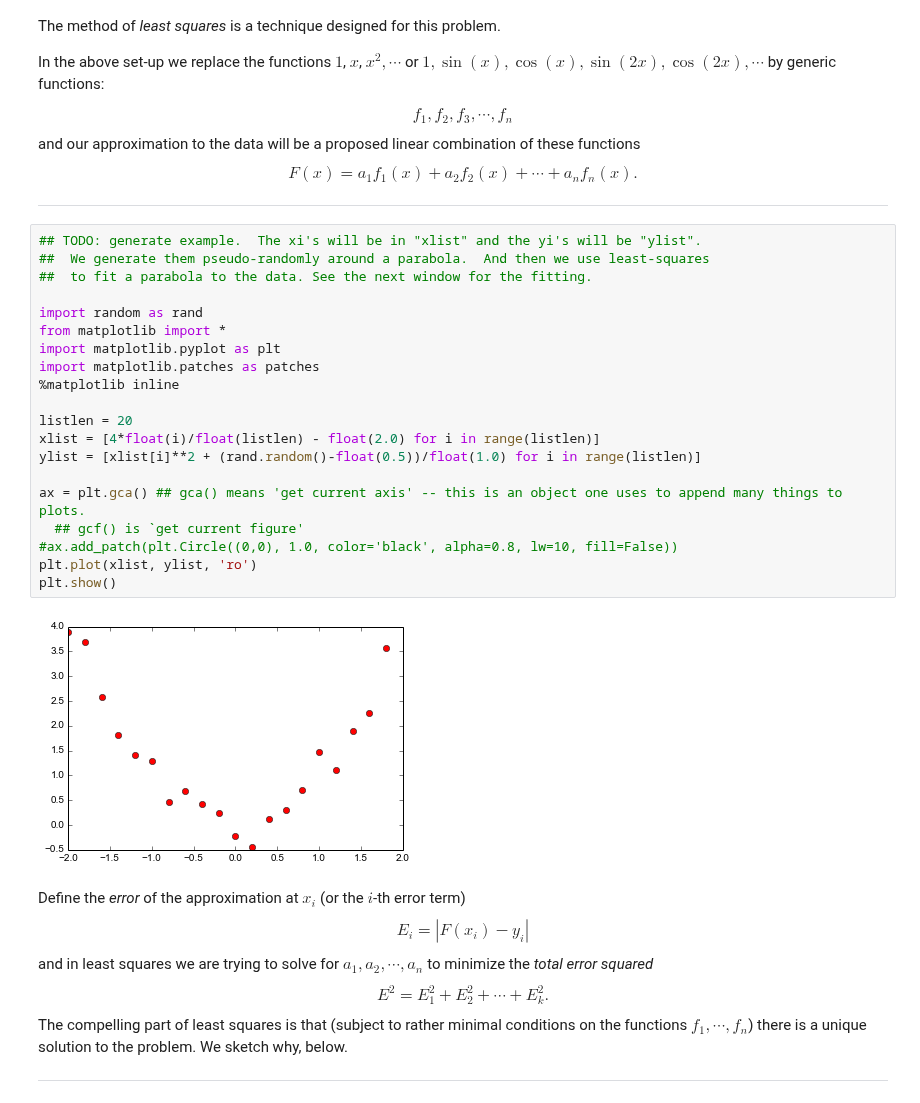
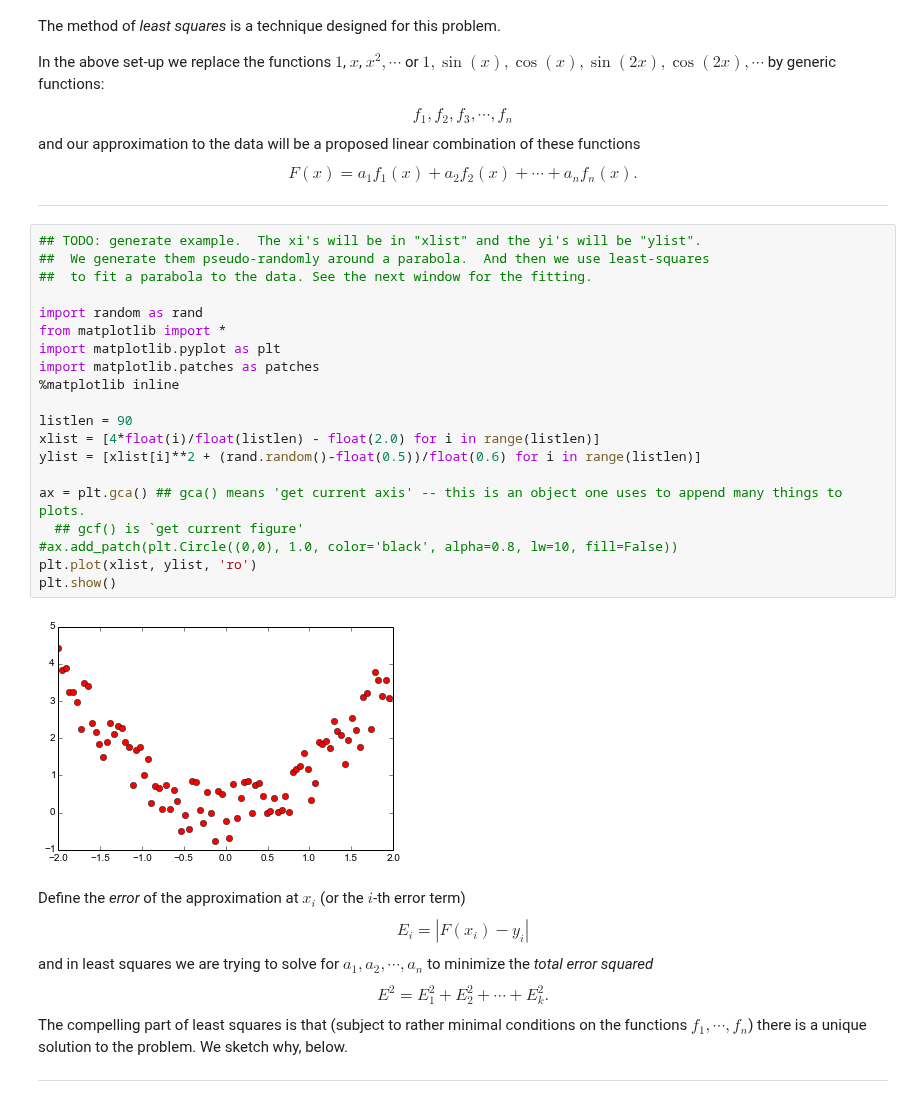
Before and after one commit to emkiley/physmath248_pilot, a Jupyter notebook: stats/least-squares.sketch.ipynb, the cells around one changed output. Cells and saved outputs as stored; diff of their text form.

```diff
--- a/stats/least-squares.sketch.ipynb
+++ b/stats/least-squares.sketch.ipynb
@@ -22,25 +22,25 @@ $$ F(x) = a_1f_1(x) + a_2f_2(x) + \cdots + a_nf_n(x). $$
 # %%
 ## TODO: generate example.  The xi's will be in "xlist" and the yi's will be "ylist".
 ##  We generate them pseudo-randomly around a parabola.  And then we use least-squares
 ##  to fit a parabola to the data. See the next window for the fitting.
 
 import random as rand
 from matplotlib import *
 import matplotlib.pyplot as plt
 import matplotlib.patches as patches
 %matplotlib inline
 
-listlen = 20
+listlen = 90
 xlist = [4*float(i)/float(listlen) - float(2.0) for i in range(listlen)]
-ylist = [xlist[i]**2 + (rand.random()-float(0.5))/float(1.0) for i in range(listlen)]
+ylist = [xlist[i]**2 + (rand.random()-float(0.5))/float(0.6) for i in range(listlen)]
 
 ax = plt.gca() ## gca() means 'get current axis' -- this is an object one uses to append many things to plots.
   ## gcf() is `get current figure'
 #ax.add_patch(plt.Circle((0,0), 1.0, color='black', alpha=0.8, lw=10, fill=False))
 plt.plot(xlist, ylist, 'ro')
 plt.show()
 # %% [output]
-[figure, old version]
+[figure, new version]
 # %% [markdown]
 Define the *error* of the approximation at $x_i$ (or the $i$-th error term)
 $$E_i = |F(x_i) - y_i|$$
```
Also changed, not shown: parts of 9 cells of this notebook.
